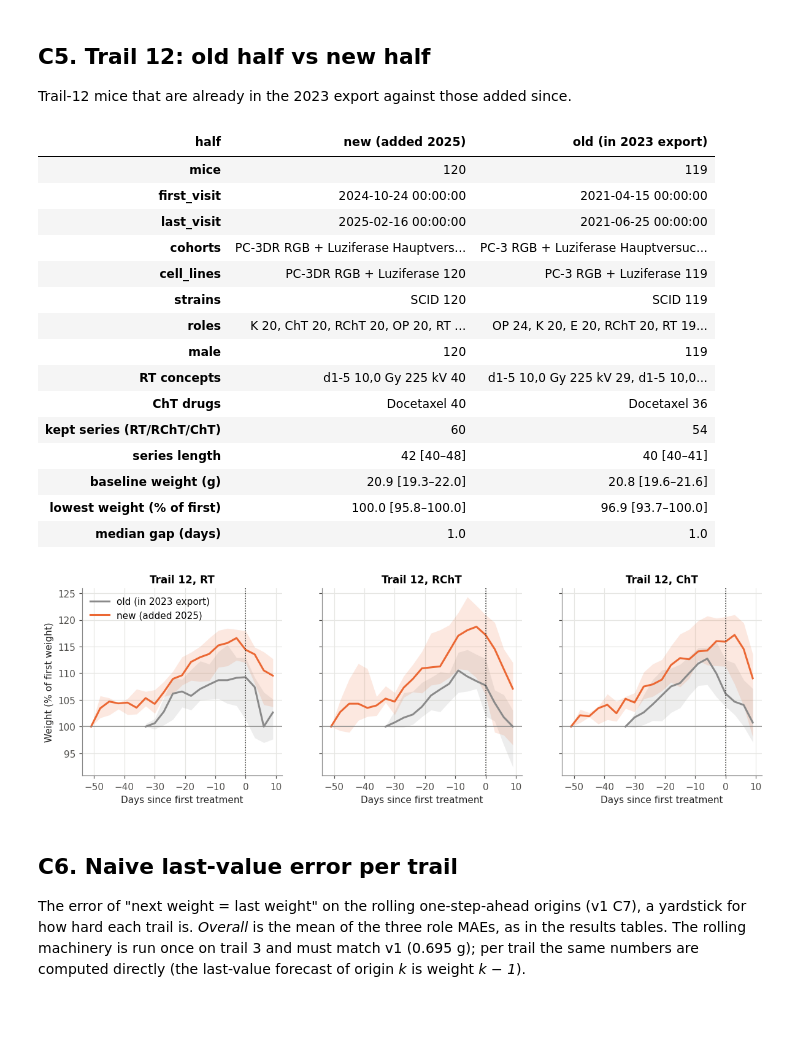
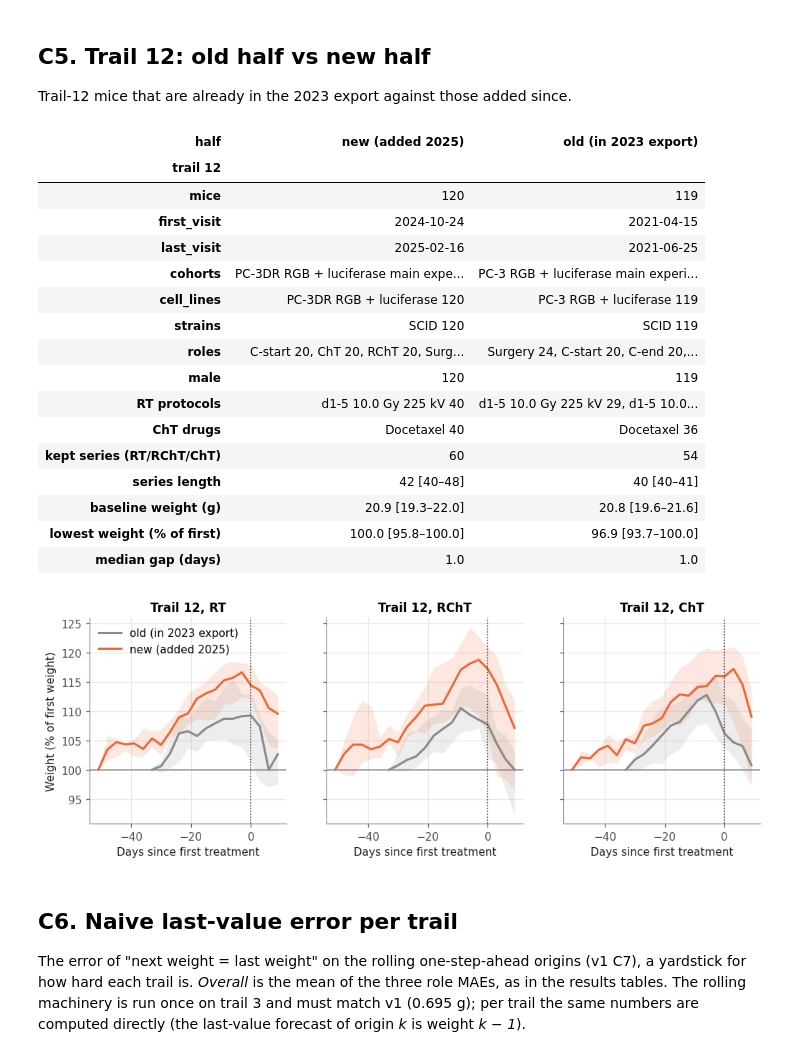
Before and after one commit to UKEIAM/TFM-mouse, a Jupyter notebook: notebooks/data_exploration_v2.ipynb, the cells around one changed output. Drawn from its saved outputs; the diff is of its cells as text; code cells hidden in the pictures; blank space fills up the shorter version.

```diff
--- a/notebooks/data_exploration_v2.ipynb
+++ b/notebooks/data_exploration_v2.ipynb
@@ -842,7 +950,8 @@ if the records before the trail start or birth were not dropped. The final colum
 # %%
-def cohort_flow(path, tables, roles, untreated=michael.UNTREATED, cfg=None):
+def cohort_flow(path, roles, untreated=michael.UNTREATED):
     """Mice per trail after each filter of michael.load_dataset, and the loader's result for the same settings."""
-    cfg = cfg or config(sorted(tables["Versuchsreihen"]["IdVersuchsreihe"]), roles)
+    tables = pd.read_pickle(path)  # original schema, as read by the loader
+    cfg = config(sorted(tables["Versuchsreihen"]["IdVersuchsreihe"]), roles)
     columns = preprocessing.MOUSE_COLUMNS | {"Geburtsdatum": "birth date", "Sterbedatum": "death date"}
     m_all = tables["Versuchstiere"][list(columns)].rename(columns=columns)
     starts = tables["Versuchsreihen"][["IdVersuchsreihe", "VersuchStart"]].rename(
@@ -860,13 +969,13 @@ def cohort_flow(path, tables, roles, untreated=michael.UNTREATED, cfg=None):
     per.index = m.index
     n_undated = events.groupby("id")["weight"].count().reindex(m["id"]).fillna(0).to_numpy()
     steps = {
-        "in Versuchsreihen": m["trail"].isin(starts["trail"]),
-        f"role in {list(roles) if len(roles) < 6 else 'all'}": m["role"].isin(roles),
+        "in trails table": m["trail"].isin(starts["trail"]),
+        f"role {'1–3' if list(roles) == COHORT_ROLES else 'any'}": m["role"].isin(roles),
         "death date known": m["death date"].notna(),
-        "treated (RT/ChT/OP recorded)": per["events"].map(lambda e: isinstance(e, tuple) and e not in untreated),
-        f"≥ {cfg.min_length} weights after trail start": per["n"] >= cfg.min_length,
-        "all weights > 0 g": per["min_weight"] > 0,
-        f"all weights ≤ {cfg.max_weight:g} g": per["max_weight"] <= cfg.max_weight,
+        "treated": per["events"].map(lambda e: isinstance(e, tuple) and e not in untreated),
+        f"≥ {cfg.min_length} weights": per["n"] >= cfg.min_length,
+        "weights > 0 g": per["min_weight"] > 0,
+        f"weights ≤ {cfg.max_weight:g} g": per["max_weight"] <= cfg.max_weight,
     }
     flow = pd.DataFrame({"all mice": m.groupby("trail").size()})
     mask = pd.Series(True, index=m.index)
@@ -874,8 +983,9 @@ def cohort_flow(path, tables, roles, untreated=michael.UNTREATED, cfg=None):
         mask &= step.fillna(False).astype(bool)
         flow[label] = mask.groupby(m["trail"]).sum()
     lost_start = (per["n"].fillna(0) < cfg.min_length) & (n_undated >= cfg.min_length) & m.index.isin(m_dead.index)
-    flow["lost to the trail-start filter"] = lost_start.groupby(m["trail"]).sum()
+    flow["lost to trail start"] = lost_start.groupby(m["trail"]).sum()
     flow.index = flow.index.astype(int)
+    flow.index.name = "trail"
     with mock.patch.object(michael, "UNTREATED", untreated):
         loaded = michael.load_dataset(path, cfg)
     kept = set(m.loc[mask, "id"])
@@ -883,8 +993,9 @@ def cohort_flow(path, tables, roles, untreated=michael.UNTREATED, cfg=None):
     return flow, loaded
 
 
-flow13, D13 = cohort_flow(NEW_PATH, new, COHORT_ROLES)
+flow13, D13 = cohort_flow(NEW_PATH, COHORT_ROLES)
 say(f"**Roles RT/RChT/ChT** — kept: {D13['item_id'].nunique()} mice, {len(D13):,} rows "
-    f"(old export: {df_all_old['item_id'].nunique()} mice, {len(df_all_old):,} rows)")
-flow13
+    f"(old export: {df_all_old['item_id'].nunique()} mice, {len(df_all_old):,} rows). "
+    "*treated*: RT, ChT or surgery recorded.")
+show(flow13)
 # %% [output]
@@ -1053,6 +1183,6 @@ characteristics
 # %%
 colors = trail_colors(kept_trails)
-fig, axes = plt.subplots(1, 3, figsize=(12, 3.6))
+fig, axes = plt.subplots(1, 3, figsize=(11, 3.6))
 for ax, (data, label) in zip(axes, [(pm13["baseline"], "Baseline weight (g)"), (pm13["n"], "Rows per mouse"),
                                      (g13.groupby("item_id")["gap"].median(), "Median gap per mouse (days)")]):
     values = [data[pm13["trail"] == t].dropna() for t in kept_trails]
@@ -1094,16 +1224,17 @@ shift = pd.DataFrame({
     "cell lines": mice_k.groupby("trail")["cell_line"].agg(join_counts),
     "years": pm13.groupby("trail")["first"].agg(lambda x: f"{x.dt.year.min()}–{x.dt.year.max()}"),
     "roles": pm13.groupby("trail")["role"].agg(lambda r: join_counts(r.map(N.role_abbr))),
-    "RT concepts": rt_per_mouse.reset_index().query("id in @pm13.index").groupby("trail")["concept"].agg(join_counts),
+    "RT protocols": rt_per_mouse.reset_index().query("id in @pm13.index").groupby("trail")["concept"].agg(join_counts),
     "ChT drugs": cht_per_mouse.reset_index().query("id in @pm13.index").groupby("trail")["drug"].agg(join_counts),
-    "days first row → first treatment": (pm13["first_treatment"] - pm13["first"]).dt.days.groupby(pm13["trail"]).agg(median_iqr),
-}).loc[kept_trails]
-display(shift)
+    "days 1st row → 1st treatment": (pm13["first_treatment"] - pm13["first"]).dt.days.groupby(pm13["trail"]).agg(median_iqr),
+}).loc[kept_trails].fillna("")
+shift.index.name = "trail"
+show(shift, wide=["cell lines", "RT protocols"])
 
 traj = D13.join(pm13[["first_treatment", "baseline", "last"]], on="item_id")
 traj["day_rel_treatment"] = (traj["timestamp"] - traj["first_treatment"]).dt.days
 traj["rel_weight"] = 100 * traj["target"] / traj["baseline"]
-fig, axes = plt.subplots(1, 3, figsize=(13, 3.8), sharey=True)
+fig, axes = plt.subplots(1, 3, figsize=(11, 3.6), sharey=True)
 for ax, role in zip(axes, COHORT_ROLES):
     for t in kept_trails:
         q = median_line(traj[(traj["trail"] == t) & (traj["role"] == role)], "day_rel_treatment", "rel_weight")
@@ -1163,7 +1294,7 @@ halves = m12.groupby("half").agg(
 half_of = m12.set_index("id")["half"]
 rt12 = rt_per_mouse.loc[12].reset_index()
 cht12 = cht_per_mouse.loc[12].reset_index()
-halves["RT concepts"] = rt12.groupby(rt12["id"].map(half_of))["concept"].agg(join_counts)
+halves["RT protocols"] = rt12.groupby(rt12["id"].map(half_of))["concept"].agg(join_counts)
 halves["ChT drugs"] = cht12.groupby(cht12["id"].map(half_of))["drug"].agg(join_counts)
 pm12 = pm13[pm13["trail"] == 12].assign(half=lambda x: x.index.map(half_of))
 halves["kept series (RT/RChT/ChT)"] = pm12.groupby("half").size()
@@ -1172,18 +1303,20 @@ halves["baseline weight (g)"] = pm12.groupby("half")["baseline"].agg(lambda x: m
 halves["lowest weight (% of first)"] = pm12.groupby("half")["nadir_pct"].agg(lambda x: median_iqr(x, 1))
 g12 = g13[g13["trail"] == 12].assign(half=lambda x: x["item_id"].map(half_of))
 halves["median gap (days)"] = g12.groupby("half")["gap"].median()
-halves.T
+show(halves.assign(first_visit=lambda x: x["first_visit"].dt.date, last_visit=lambda x: x["last_visit"].dt.date)
+     .astype(str).T.rename_axis("trail 12"))
 # %% [output]
 | half | new (added 2025) | old (in 2023 export) |
+| trail 12 |  |  |
 | mice | 120 | 119 |
-| first_visit | 2024-10-24 00:00:00 | 2021-04-15 00:00:00 |
-| last_visit | 2025-02-16 00:00:00 | 2021-06-25 00:00:00 |
-| cohorts | PC-3DR RGB + Luziferase Hauptvers... | PC-3 RGB + Luziferase Hauptversuc... |
-| cell_lines | PC-3DR RGB + Luziferase 120 | PC-3 RGB + Luziferase 119 |
+| first_visit | 2024-10-24 | 2021-04-15 |
+| last_visit | 2025-02-16 | 2021-06-25 |
+| cohorts | PC-3DR RGB + luciferase main expe... | PC-3 RGB + luciferase main experi... |
+| cell_lines | PC-3DR RGB + luciferase 120 | PC-3 RGB + luciferase 119 |
 | strains | SCID 120 | SCID 119 |
-| roles | K 20, ChT 20, RChT 20, OP 20, RT ... | OP 24, K 20, E 20, RChT 20, RT 19... |
+| roles | C-start 20, ChT 20, RChT 20, Surg... | Surgery 24, C-start 20, C-end 20,... |
 | male | 120 | 119 |
-| RT concepts | d1-5 10,0 Gy 225 kV 40 | d1-5 10,0 Gy 225 kV 29, d1-5 10,0... |
+| RT protocols | d1-5 10.0 Gy 225 kV 40 | d1-5 10.0 Gy 225 kV 29, d1-5 10.0... |
 | ChT drugs | Docetaxel 40 | Docetaxel 36 |
 | kept series (RT/RChT/ChT) | 60 | 54 |
 | series length | 42 [40–48] | 40 [40–41] |
@@ -1192,22 +1325,22 @@ halves.T
 | median gap (days) | 1.0 | 1.0 |
 # %%
 traj12 = traj[traj["trail"] == 12].assign(half=lambda x: x["item_id"].map(half_of))
-fig, axes = plt.subplots(1, 3, figsize=(13, 3.6), sharey=True)
+fig, axes = plt.subplots(1, 3, figsize=(11, 3.4), sharey=True)
 for ax, role in zip(axes, COHORT_ROLES):
     for half, color in [("old (in 2023 export)", MUTED), ("new (added 2025)", NEW_COLOR)]:
         q = median_line(traj12[(traj12["role"] == role) & (traj12["half"] == half)], "day_rel_treatment", "rel_weight", min_n=5)
         if len(q):
             ax.fill_between(q.index, q["q1"], q["q3"], color=color, alpha=0.15, linewidth=0)
             ax.plot(q.index, q["med"], color=color, label=half)
     ax.axhline(100, color=MUTED, linewidth=1)
     ax.axvline(0, color=INK, linestyle=":", linewidth=1)
     ax.set_title(f"Trail 12, {N.role_abbr[role]}")
     ax.set_xlabel("Days since first treatment")
 axes[0].set_ylabel("Weight (% of first weight)")
 axes[0].legend()
 plt.show()
 # %% [output]
-[figure, old version]
+[figure, new version]
 # %% [markdown]
 ## C6. Naive last-value error per trail
 The error of "next weight = last weight" on the rolling one-step-ahead origins (v1 C7), a yardstick for how
```
Also changed, not shown: parts of 60 cells of this notebook, 2 other files.
